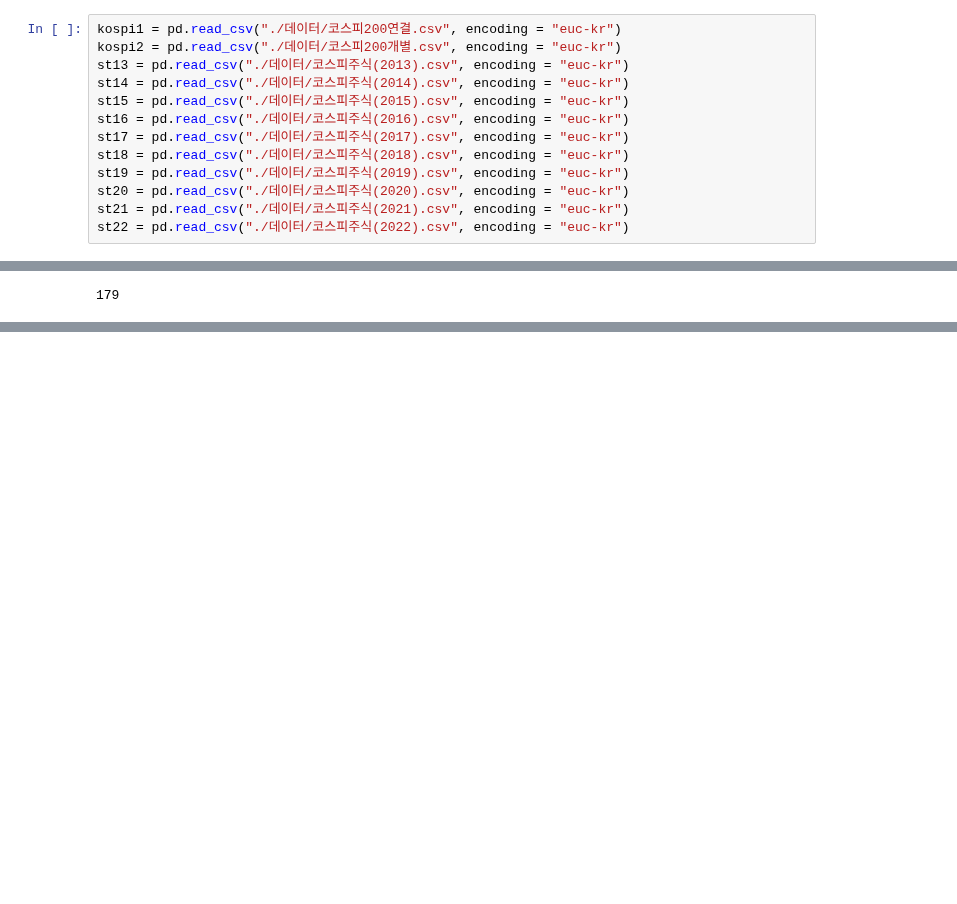
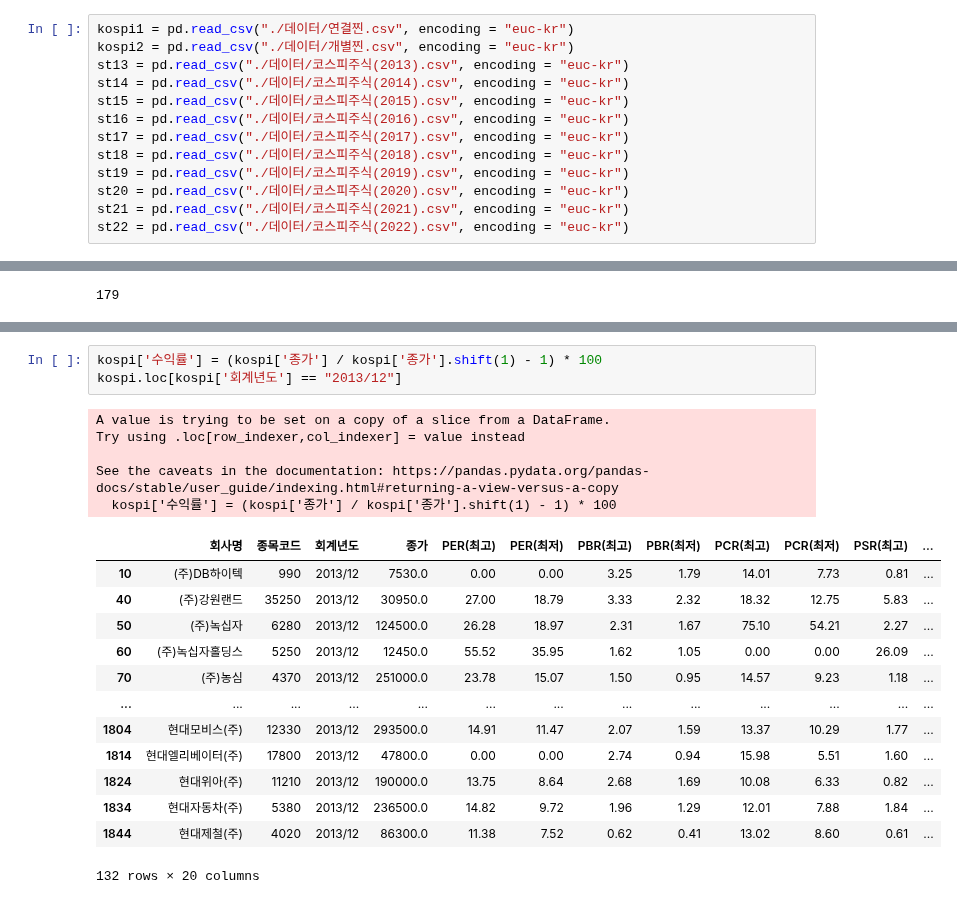
Before and after one commit to BDooHyun/ubion_python_class_01, a Jupyter notebook: 해커톤/해커톤.ipynb, the cells around one changed output, grey strips where cells are left out. Cells and saved outputs as stored; diff of their text form; blank space fills up the shorter version.

```diff
--- a/해커톤/해커톤.ipynb
+++ b/해커톤/해커톤.ipynb
@@ -3,6 +4,6 @@ import pandas as pd
 # %%
-kospi1 = pd.read_csv("./데이터/코스피200연결.csv", encoding = "euc-kr")
-kospi2 = pd.read_csv("./데이터/코스피200개별.csv", encoding = "euc-kr")
+kospi1 = pd.read_csv("./데이터/연결찐.csv", encoding = "euc-kr")
+kospi2 = pd.read_csv("./데이터/개별찐.csv", encoding = "euc-kr")
 st13 = pd.read_csv("./데이터/코스피주식(2013).csv", encoding = "euc-kr")
 st14 = pd.read_csv("./데이터/코스피주식(2014).csv", encoding = "euc-kr")
 st15 = pd.read_csv("./데이터/코스피주식(2015).csv", encoding = "euc-kr")
@@ -76,3 +130,25 @@ len(kospi['회사명'].unique())
+# %%
+kospi['수익률'] = (kospi['종가'] / kospi['종가'].shift(1) - 1) * 100
+kospi.loc[kospi['회계년도'] == "2013/12"]
+# %% [output]
+A value is trying to be set on a copy of a slice from a DataFrame.
+Try using .loc[row_indexer,col_indexer] = value instead
+
+See the caveats in the documentation: https://pandas.pydata.org/pandas-docs/stable/user_guide/indexing.html#returning-a-view-versus-a-copy
+  kospi['수익률'] = (kospi['종가'] / kospi['종가'].shift(1) - 1) * 100
+|  | 회사명 | 종목코드 | 회계년도 | 종가 | PER(최고) | PER(최저) | PBR(최고) | PBR(최저) | PCR(최고) | PCR(최저) | PSR(최고) | ... |
+| 10 | (주)DB하이텍 | 990 | 2013/12 | 7530.0 | 0.00 | 0.00 | 3.25 | 1.79 | 14.01 | 7.73 | 0.81 | ... |
+| 40 | (주)강원랜드 | 35250 | 2013/12 | 30950.0 | 27.00 | 18.79 | 3.33 | 2.32 | 18.32 | 12.75 | 5.83 | ... |
+| 50 | (주)녹십자 | 6280 | 2013/12 | 124500.0 | 26.28 | 18.97 | 2.31 | 1.67 | 75.10 | 54.21 | 2.27 | ... |
+| 60 | (주)녹십자홀딩스 | 5250 | 2013/12 | 12450.0 | 55.52 | 35.95 | 1.62 | 1.05 | 0.00 | 0.00 | 26.09 | ... |
+| 70 | (주)농심 | 4370 | 2013/12 | 251000.0 | 23.78 | 15.07 | 1.50 | 0.95 | 14.57 | 9.23 | 1.18 | ... |
+| ... | ... | ... | ... | ... | ... | ... | ... | ... | ... | ... | ... | ... |
+| 1804 | 현대모비스(주) | 12330 | 2013/12 | 293500.0 | 14.91 | 11.47 | 2.07 | 1.59 | 13.37 | 10.29 | 1.77 | ... |
+| 1814 | 현대엘리베이터(주) | 17800 | 2013/12 | 47800.0 | 0.00 | 0.00 | 2.74 | 0.94 | 15.98 | 5.51 | 1.60 | ... |
+| 1824 | 현대위아(주) | 11210 | 2013/12 | 190000.0 | 13.75 | 8.64 | 2.68 | 1.69 | 10.08 | 6.33 | 0.82 | ... |
+| 1834 | 현대자동차(주) | 5380 | 2013/12 | 236500.0 | 14.82 | 9.72 | 1.96 | 1.29 | 12.01 | 7.88 | 1.84 | ... |
+| 1844 | 현대제철(주) | 4020 | 2013/12 | 86300.0 | 11.38 | 7.52 | 0.62 | 0.41 | 13.02 | 8.60 | 0.61 | ... |
+132 rows × 20 columns
 # %%
 kospi
 # %% [output]
```
Also changed, not shown: parts of 26 cells of this notebook, 13 other files.
